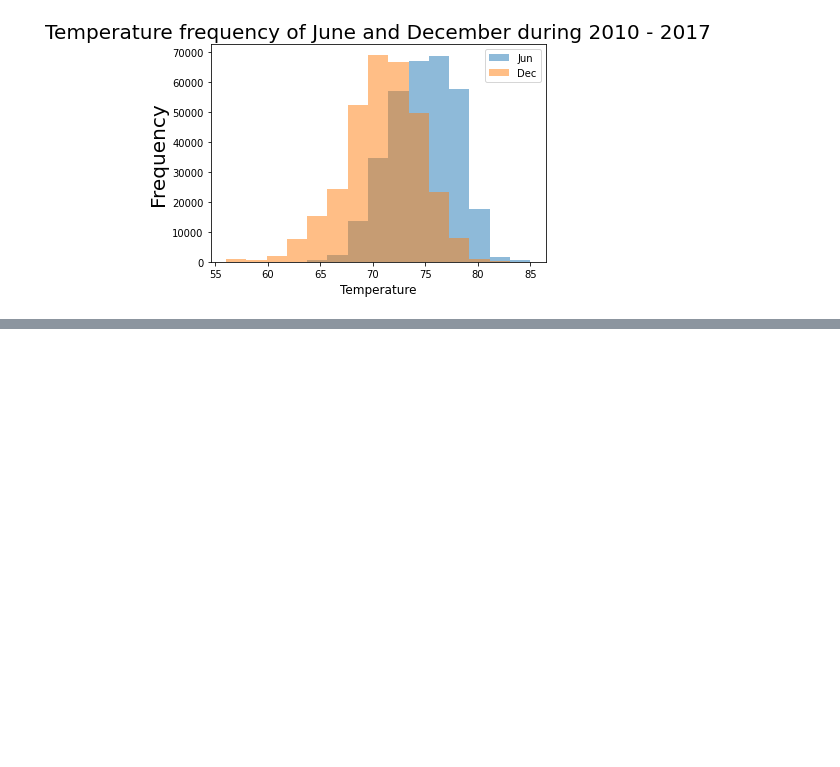
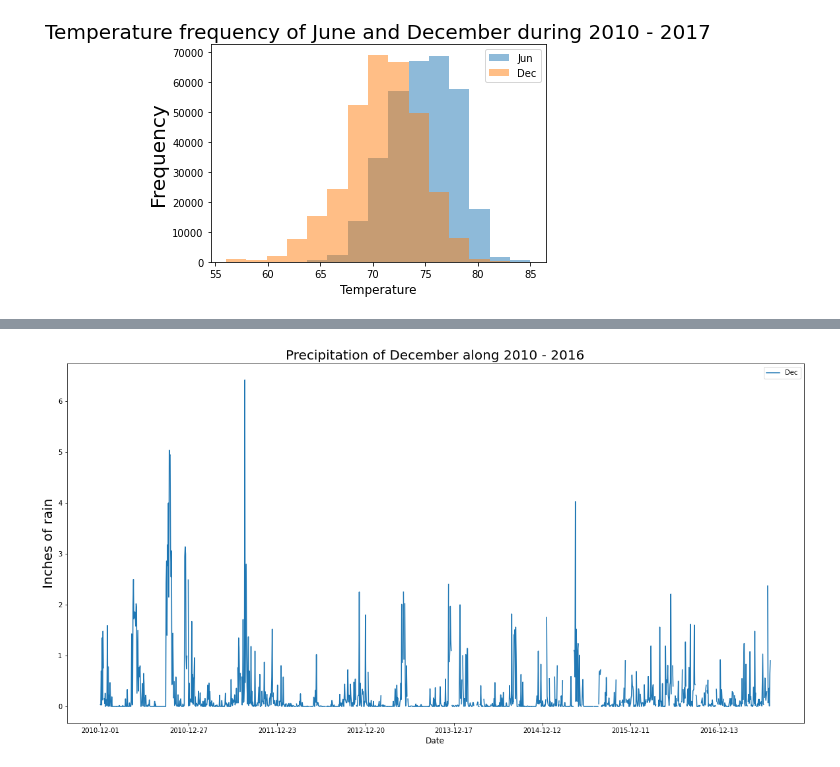
Before and after one commit to cgzverduzco/Surfs_upChallenge, a Jupyter notebook: SurfsUp_Challenge.ipynb, the cells around one changed output, grey strips where cells are left out. Drawn from its saved outputs; the diff is of its cells as text; code cells hidden in the pictures; blank space fills up the shorter version.

```diff
--- a/SurfsUp_Challenge.ipynb
+++ b/SurfsUp_Challenge.ipynb
@@ -128,0 +192,17 @@ plt.savefig("Resources/FreqAlongYears.png", bbox_inches = 'tight')
+# %%
+# Write a query that filters the Measurement table to retrieve the temperatures for the month of December.
+month = "20%%-12-%%"
+# Query
+#results = session.query(Measurement.date, Measurement.prcp).filter(Measurement.date >= prev_year).all()
+results = session.query(Measurement.station, Measurement.date, Measurement.prcp).\
+    filter(Measurement.date.like(month)).all()
+# Convert the December temperatures to a list.
+#results = session.query(Measurement.station, Measurement.date, Measurement.tobs).filter(Measurement.date.like(month)).all()
+#type(results)
+# Create a DataFrame from the list of temperatures for the month of December.
+prcpJun = pd.DataFrame(results, columns=['Station','Date','Prcp'])
+prcpJun.set_index(prcpJun['Date'], inplace=True)
+prcpJun = prcpJun.sort_index()
+#type(tempDec)
+# Calculate and print out the summary statistics for the Decemeber temperature DataFrame.
+prcpJun.describe()
@@ -128,0 +219,14 @@ plt.savefig("Resources/FreqAlongYears.png", bbox_inches = 'tight')
+# %%
+prcpJun.plot()
+plt.rcParams["figure.figsize"] = (20,8)
+# Incorporate the other graph properties
+plt.title("Precipitation of December along 2010 - 2016", fontsize=20)
+plt.ylabel("Inches of rain", fontsize=20)
+plt.xlabel("Date", fontsize=12)
+lgnd = plt.legend(fontsize="12", title="Month")
+plt.legend(["Dec"])
+
+# Save the figure.
+plt.savefig("Resources/PrecipitationDec.png", bbox_inches = 'tight')
+# %% [output]
+[figure, added]
```
Also changed, not shown: parts of 7 cells of this notebook, 4 other files.
